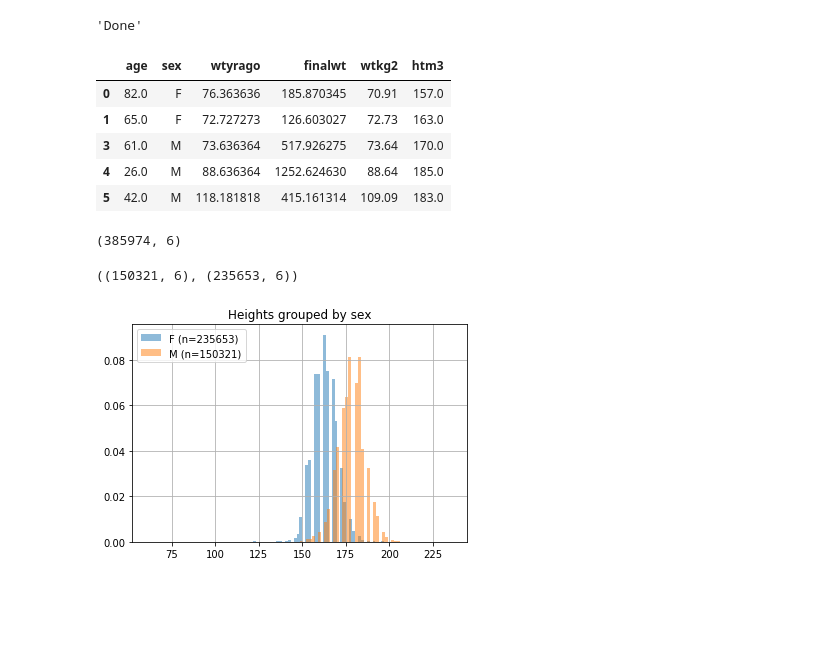
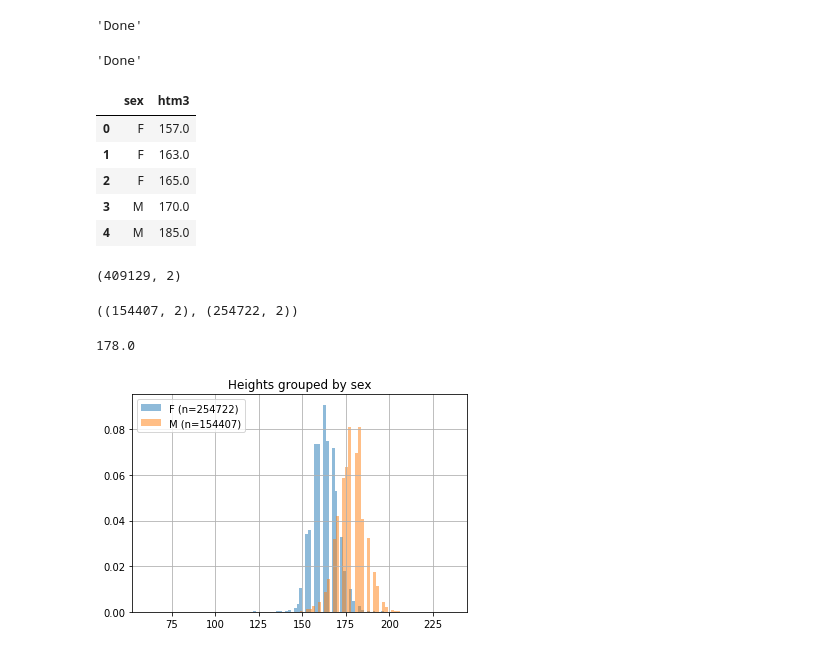
Before and after one commit to alexklibisz/exercises, a Jupyter notebook: think-bayes/chap10.ipynb, the cells around one changed output. Cells and saved outputs as stored; diff of their text form; code cells hidden in the pictures; blank space fills up the shorter version.

Commit message:
Think Bayes chapter 10 correct figures 10.1, 10.2

```diff
--- a/think-bayes/chap10.ipynb
+++ b/think-bayes/chap10.ipynb
@@ -30,23 +30,29 @@ import pdb
 'Done'
 # %% [output]
 'Done'
+# %%
+# Imports from Downey's code.
+import sys; sys.path.append('ThinkBayes2/code')
+import brfss
+import thinkplot
+'Done'
+# %% [output]
+'Done'
 # %%
 # Read data using Downey's code.
-import sys
-sys.path.append('ThinkBayes2/code')
-import brfss
 df = brfss.ReadBrfss(filename='ThinkBayes2/code/CDBRFS08.ASC.gz')
+df = df[['sex', 'htm3']]
 df.dropna(inplace=True)
 df.sex.replace({2: 'F', 1: 'M'}, inplace=True)
 display(df.head(), df.shape)
 # %% [output]
-|  | age | sex | wtyrago | finalwt | wtkg2 | htm3 |
-| 0 | 82.0 | F | 76.363636 | 185.870345 | 70.91 | 157.0 |
-| 1 | 65.0 | F | 72.727273 | 126.603027 | 72.73 | 163.0 |
-| 3 | 61.0 | M | 73.636364 | 517.926275 | 73.64 | 170.0 |
-| 4 | 26.0 | M | 88.636364 | 1252.624630 | 88.64 | 185.0 |
-| 5 | 42.0 | M | 118.181818 | 415.161314 | 109.09 | 183.0 |
+|  | sex | htm3 |
+| 0 | F | 157.0 |
+| 1 | F | 163.0 |
+| 2 | F | 165.0 |
+| 3 | M | 170.0 |
+| 4 | M | 185.0 |
-(385974, 6)
+(409129, 2)
 # %%
 grouped = df.groupby('sex')
 df_m = grouped.get_group('M')
@@ -57,7 +63,11 @@ assert df_f.htm3.isna().any() == False
 
 df_m.shape, df_f.shape
 # %% [output]
-((150321, 6), (235653, 6))
+((154407, 2), (254722, 2))
+# %%
+np.median(df_m.htm3)
+# %% [output]
+178.0
 # %%
 for sex, group in df.groupby('sex'):
     group.htm3.hist(label='%s (n=%d)' % (sex, len(group)), alpha=0.5, bins=100, density=True)
```
Also changed, not shown: parts of 2 cells of this notebook, 1 other file.
